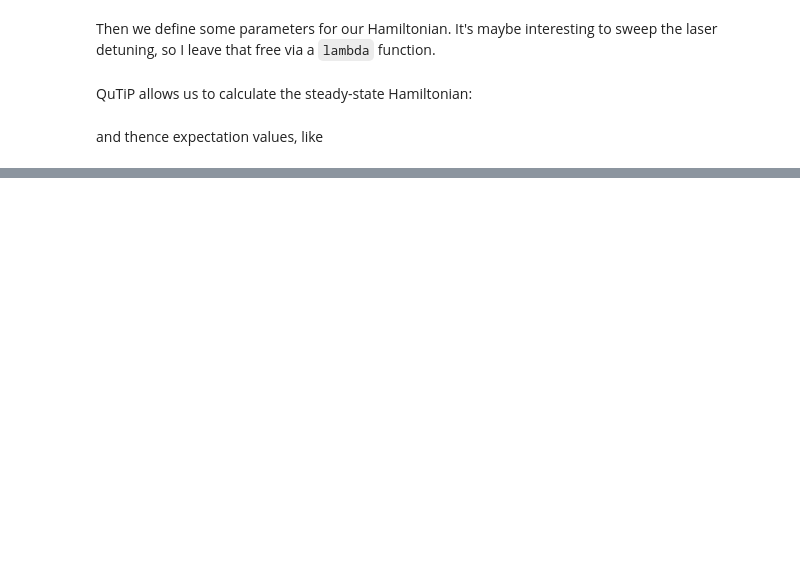
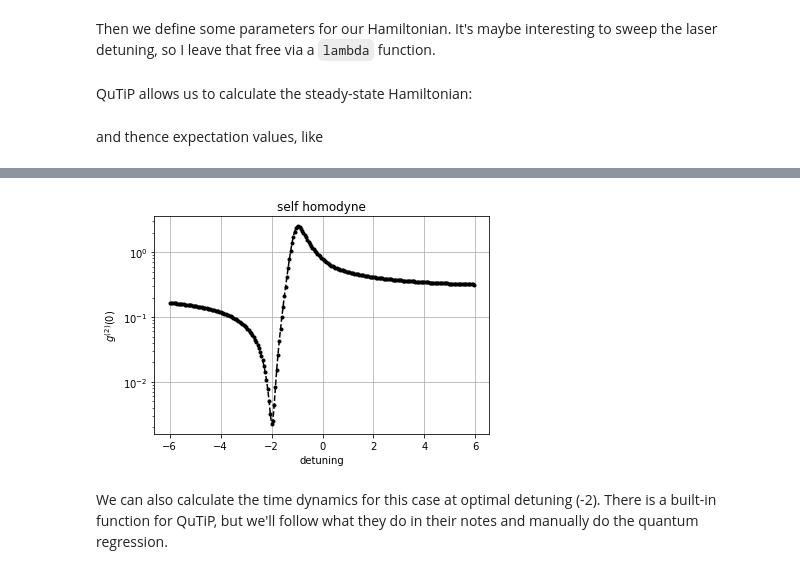
Before and after one commit to acmcclung/jupyter-notebooks, a Jupyter notebook: g2/g2-qutip.ipynb, the cells around one changed output, grey strips where cells are left out. Saved outputs shown, nothing was run; the diff lists cells and outputs as text; code cells hidden in the pictures; blank space fills up the shorter version.

```diff
--- a/g2/g2-qutip.ipynb
+++ b/g2/g2-qutip.ipynb
@@ -69,0 +101,19 @@ plt.grid()
+# %%
+alphas = np.vectorize(lambda det: -qp.expect(rho_ss_bare(det), a))(detunings)
+g20v = []
+for det, alpha in zip(detunings, alphas):
+    b = a + alpha
+    g20 = (qp.expect(rho_ss_atom(det), b.dag()*b.dag()*b*b)
+           /qp.expect(rho_ss_atom(det), b.dag()*b)**2)
+    g20v.append(g20)
+
+plt.plot(detunings, g20v, "k.--")
+plt.grid()
+plt.xlabel("detuning")
+plt.ylabel("$g^{(2)}(0)$")
+plt.title("self homodyne")
+plt.yscale("log")
+# %% [output]
+[figure, added]
+# %% [markdown]
+We can also calculate the time dynamics for this case at optimal detuning (-2). There is a built-in function for QuTiP, but we'll follow what they do in their notes and manually do the quantum regression.
```
Also changed, not shown: parts of 16 cells of this notebook, 1 other file.
